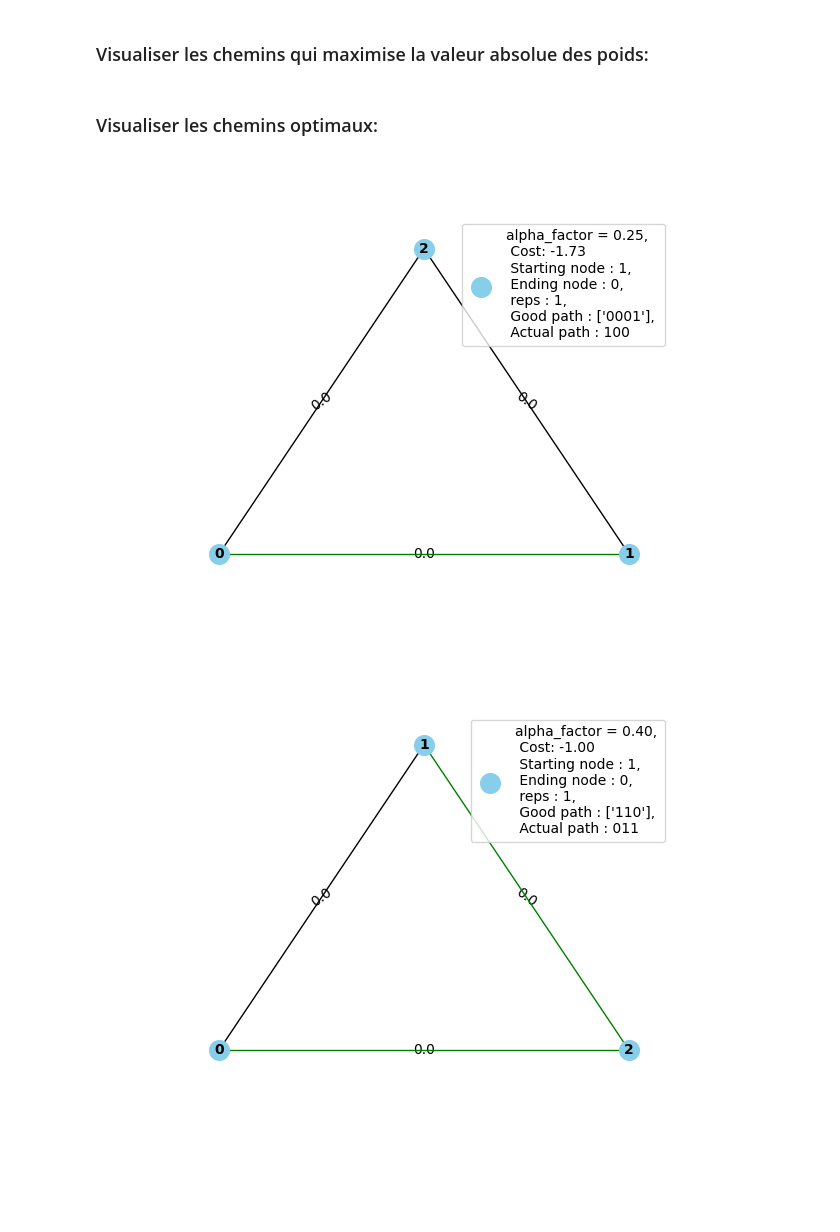
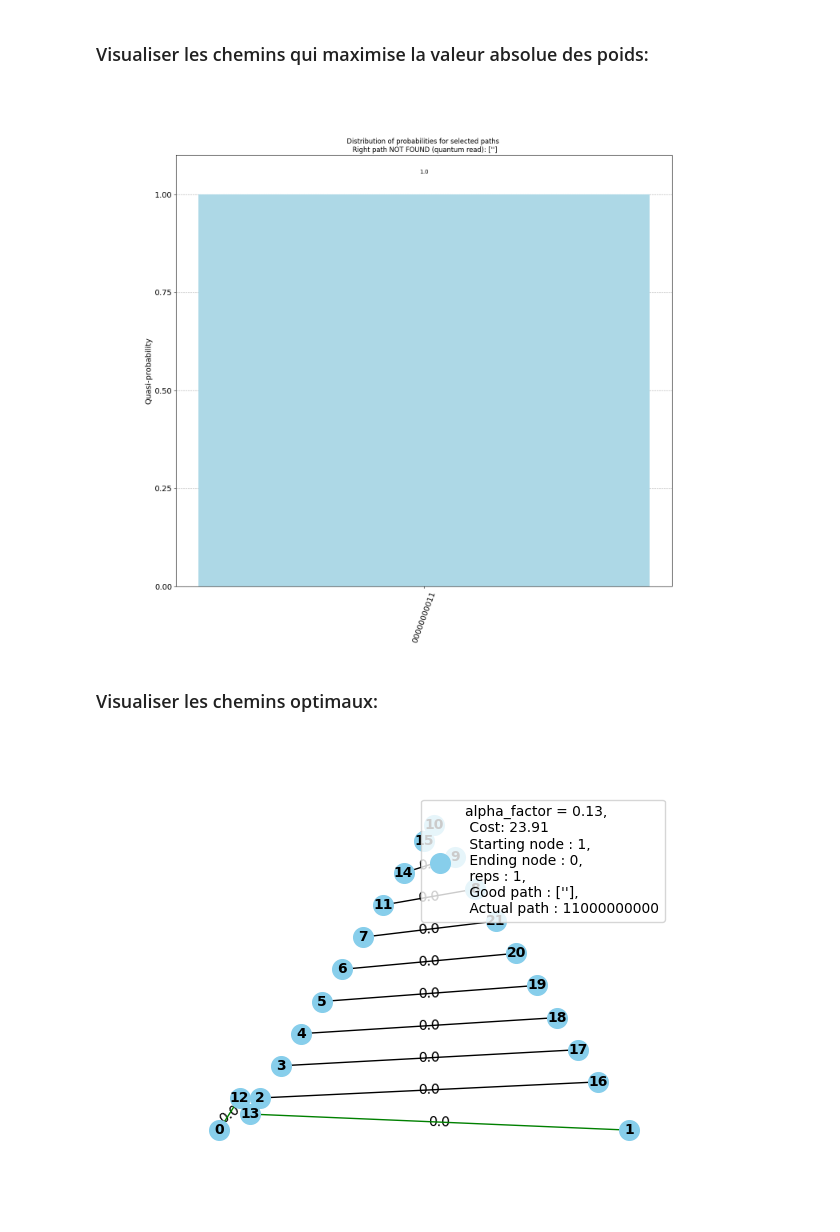
Before and after one commit to scilus/quactography, a Jupyter notebook: scripts/demo.ipynb, the cells around one changed output. Saved outputs shown, nothing was run; the diff lists cells and outputs as text; code cells hidden in the pictures; blank space fills up the shorter version.

```diff
--- a/scripts/demo.ipynb
+++ b/scripts/demo.ipynb
@@ -70,16 +75,16 @@ SparsePauliOp(['III', 'IIZ', 'IZI', 'ZII', 'III', 'ZIZ', 'IZZ', 'ZZI'],
 ### Visualiser les chemins qui maximise la valeur absolue des poids:
 # %%
 from IPython.display import Image, display  # type: ignore
-!python 4_plot_distribution_probabilities.py qaoa_solver_infos_alpha_1.npz qaoa_solver_infos_alpha_2.npz qaoa_solver_infos_alpha_3.npz visu_total_dist visu_selected_dist edge
-# display(Image(filename='visu_selected_dist.png'))
+!python 4_plot_distribution_probabilities.py  qaoa_solver_infos_alpha_2.npz  visu_total_dist visu_selected_dist edge
+display(Image(filename='visu_selected_dist_0.png'))
 # display(Image(filename=r'..\output\img\visu_tout_alpha_4.png'))
+# %% [output]
+[figure, added]
 # %% [markdown]
 ### Visualiser les chemins optimaux:
 # %%
-!python 5_plot_optimal_paths.py graph qaoa_solver_infos_alpha_1.npz qaoa_solver_infos_alpha_2.npz qaoa_solver_infos_alpha_3.npz opt_paths edge
-display(Image(filename='opt_paths_0_alpha_1.00.png'))
-display(Image(filename='opt_paths_1_alpha_2.00.png'))
-display(Image(filename='opt_paths_2_alpha_3.00.png'))
+!python 5_plot_optimal_paths.py graph  qaoa_solver_infos_alpha_2.npz opt_paths edge
+
+display(Image(filename='opt_paths_0_alpha_2.00.png'))
 # %% [output]
-[figure, old version]
+[figure, new version]
-[figure, removed]
```
Also changed, not shown: parts of 7 cells of this notebook, 5 other files.
